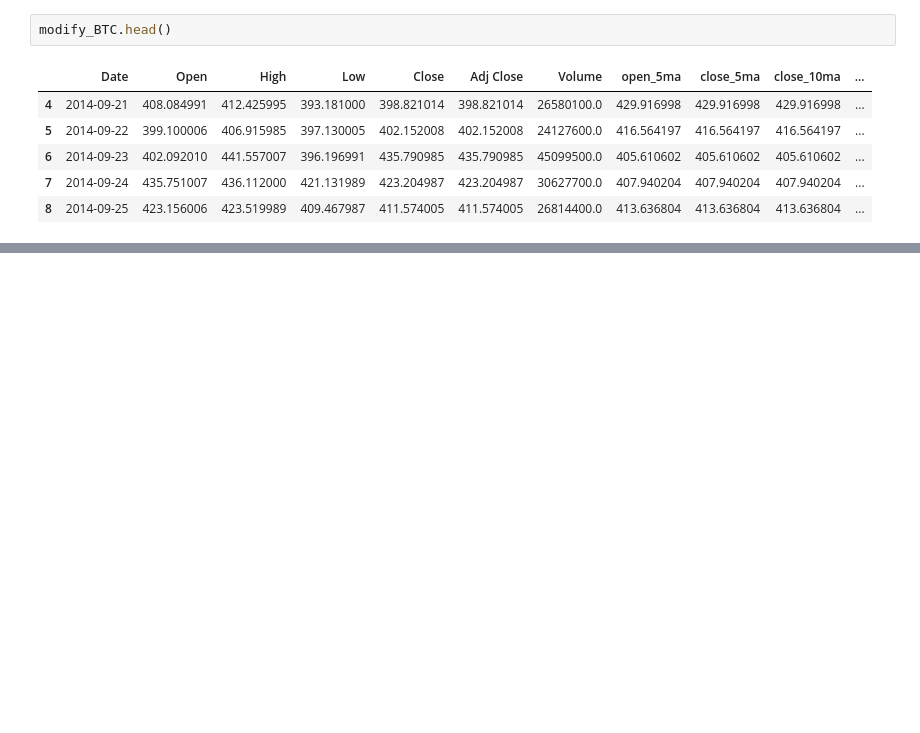
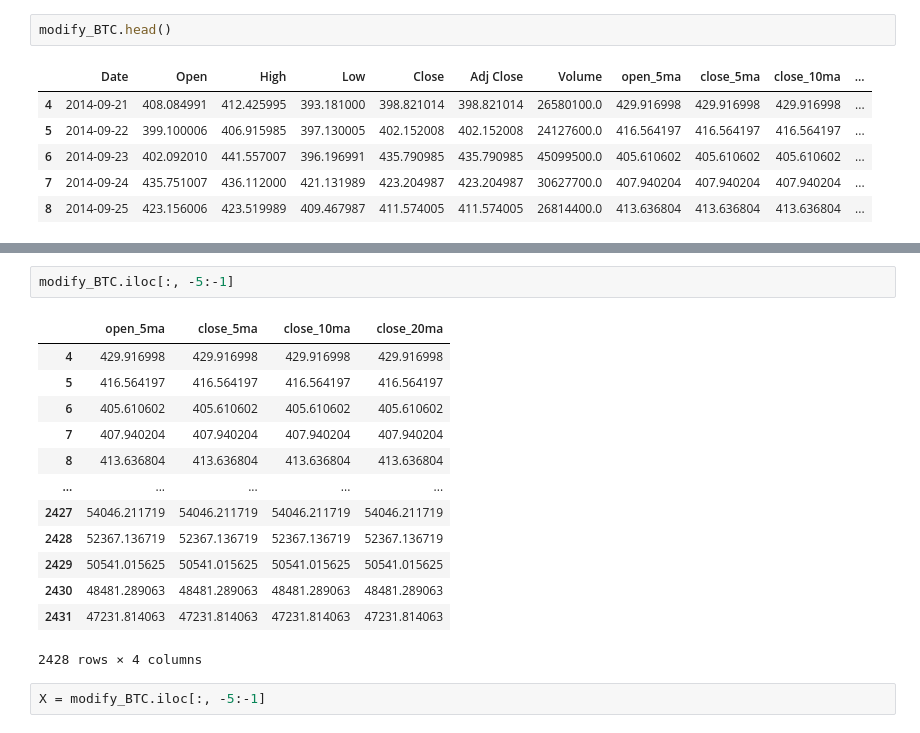
Before and after one commit to KennethWYLee/BasicPython, a Jupyter notebook: AI_bitcoin_prediction.ipynb, the cells around one changed output, grey strips where cells are left out. Saved outputs shown, nothing was run; the diff lists cells and outputs as text; blank space fills up the shorter version.

```diff
--- a/AI_bitcoin_prediction.ipynb
+++ b/AI_bitcoin_prediction.ipynb
@@ -339,0 +346,18 @@ modify_BTC.tail()
+# %%
+modify_BTC.iloc[:, -5:-1]
+# %% [output]
+|  | open_5ma | close_5ma | close_10ma | close_20ma |
+| 4 | 429.916998 | 429.916998 | 429.916998 | 429.916998 |
+| 5 | 416.564197 | 416.564197 | 416.564197 | 416.564197 |
+| 6 | 405.610602 | 405.610602 | 405.610602 | 405.610602 |
+| 7 | 407.940204 | 407.940204 | 407.940204 | 407.940204 |
+| 8 | 413.636804 | 413.636804 | 413.636804 | 413.636804 |
+| ... | ... | ... | ... | ... |
+| 2427 | 54046.211719 | 54046.211719 | 54046.211719 | 54046.211719 |
+| 2428 | 52367.136719 | 52367.136719 | 52367.136719 | 52367.136719 |
+| 2429 | 50541.015625 | 50541.015625 | 50541.015625 | 50541.015625 |
+| 2430 | 48481.289063 | 48481.289063 | 48481.289063 | 48481.289063 |
+| 2431 | 47231.814063 | 47231.814063 | 47231.814063 | 47231.814063 |
+2428 rows × 4 columns
+# %%
+X = modify_BTC.iloc[:, -5:-1]
```
Also changed, not shown: parts of 35 cells of this notebook.
